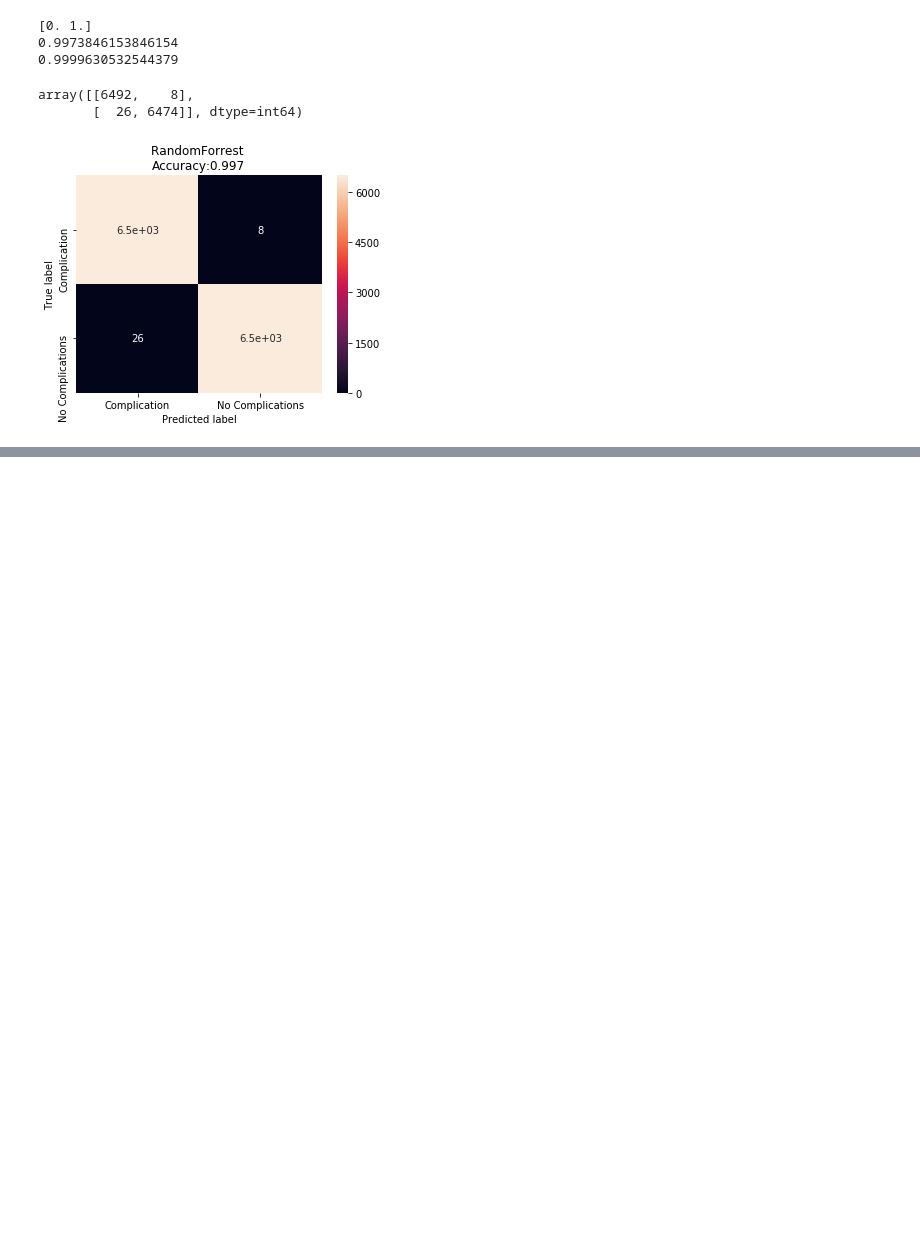
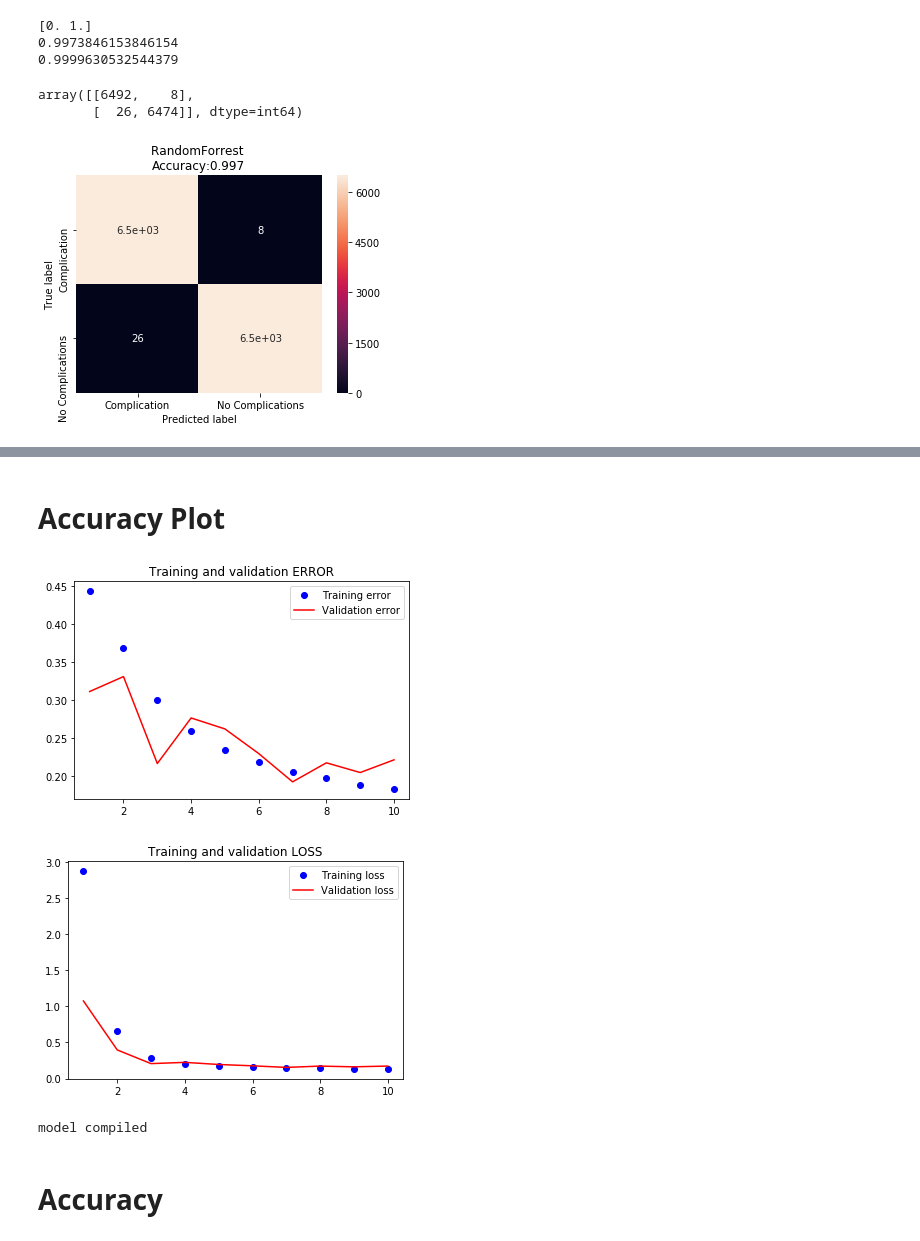
Before and after one commit to fmqbl/Predicting-Post-Procedural-Complications-Using-MIMICIII, a Jupyter notebook: ModelsTraining.ipynb, the cells around one changed output, grey strips where cells are left out. Drawn from its saved outputs; the diff is of its cells as text; code cells hidden in the pictures; blank space fills up the shorter version.

Commit message:
Models

```diff
--- a/ModelsTraining.ipynb
+++ b/ModelsTraining.ipynb
@@ -323,0 +534,6 @@ plt.show()
+# %%
+where_are_NaNs = np.isnan(X_train)
+X_train[where_are_NaNs] = 0
+# %%
+where_are_NaNs = np.isnan(X_test)
+X_test[where_are_NaNs] = 0
@@ -323,0 +680,18 @@ plt.show()
+# %%
+# NN MODEL
+from keras import models
+model = models.Sequential()
+model.add(layers.Dense(2048, activation='relu', kernel_regularizer=regularizers.l2(0.001),input_shape=(partial_x_train.shape[1],)))
+#model.add(layers.BatchNormalization())
+model.add(layers.Dropout(0.5))
+model.add(layers.Dense(2048, activation='relu', kernel_regularizer=regularizers.l2(0.001)))
+model.add(layers.Dropout(0.5))
+model.add(layers.Dense(2048, activation='relu', kernel_regularizer=regularizers.l2(0.001)))
+model.add(layers.Dropout(0.5))
+model.add(layers.Dense(2048, activation='relu', kernel_regularizer=regularizers.l2(0.001)))
+model.add(layers.Dropout(0.5))
+model.add(layers.Dense(1))
+model.summary()
+
+model.compile(optimizer=optimizers.Adam(lr=1e-4), loss='mse', metrics=['mae'])
+print("model compiled")
@@ -323,0 +716,5 @@ plt.show()
+# %%
+history = model.fit(partial_x_train, partial_y_train,
+                    validation_data=(x_val, y_val),
+                    verbose=1,
+                   epochs=10)
@@ -323,0 +739,28 @@ plt.show()
+# %% [markdown]
+# Accuracy Plot
+# %%
+acc = history.history['mae']
+val_acc = history.history['val_mae']
+loss = history.history['loss']
+val_loss = history.history['val_loss']
+epochs = range(1, len(acc) + 1)
+plt.plot(epochs, acc, 'bo', label='Training error')
+plt.plot(epochs, val_acc, 'r', label='Validation error')
+plt.title('Training and validation ERROR')
+plt.legend()
+plt.figure()
+plt.plot(epochs, loss, 'bo', label='Training loss')
+plt.plot(epochs, val_loss, 'r', label='Validation loss')
+plt.title('Training and validation LOSS')
+plt.legend()
+plt.show()
+# %% [output]
+[figure, added]
+[figure, added]
+# %%
+model.compile(optimizer=optimizers.Adam(lr=1e-4), loss='mse', metrics=['accuracy'])
+print("model compiled")
+# %% [output]
+model compiled
+# %% [markdown]
+# Accuracy
```
Also changed, not shown: parts of 98 cells of this notebook, 1 other file.
